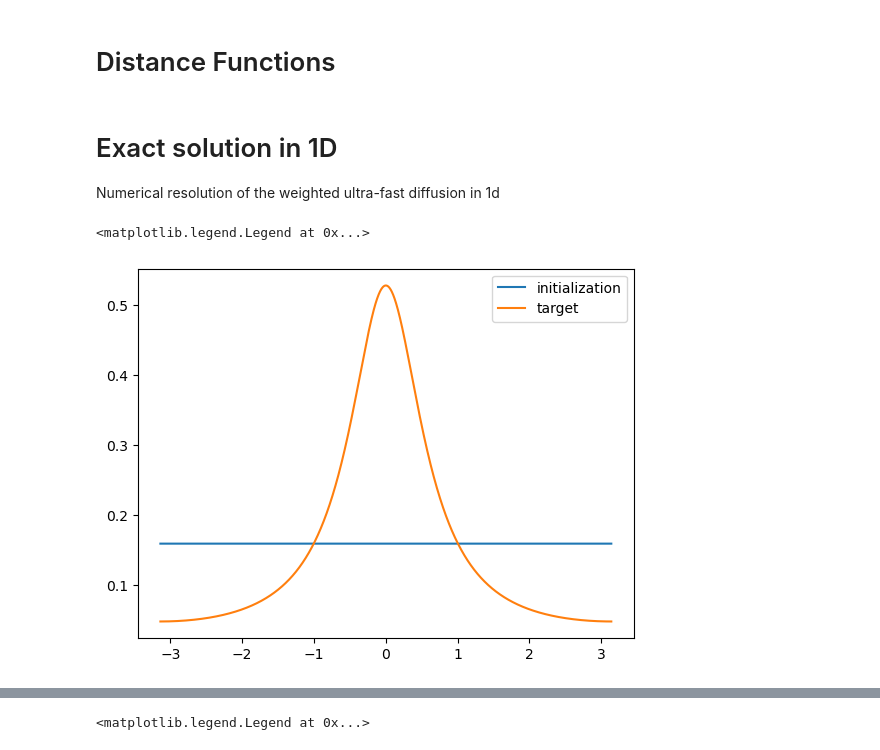
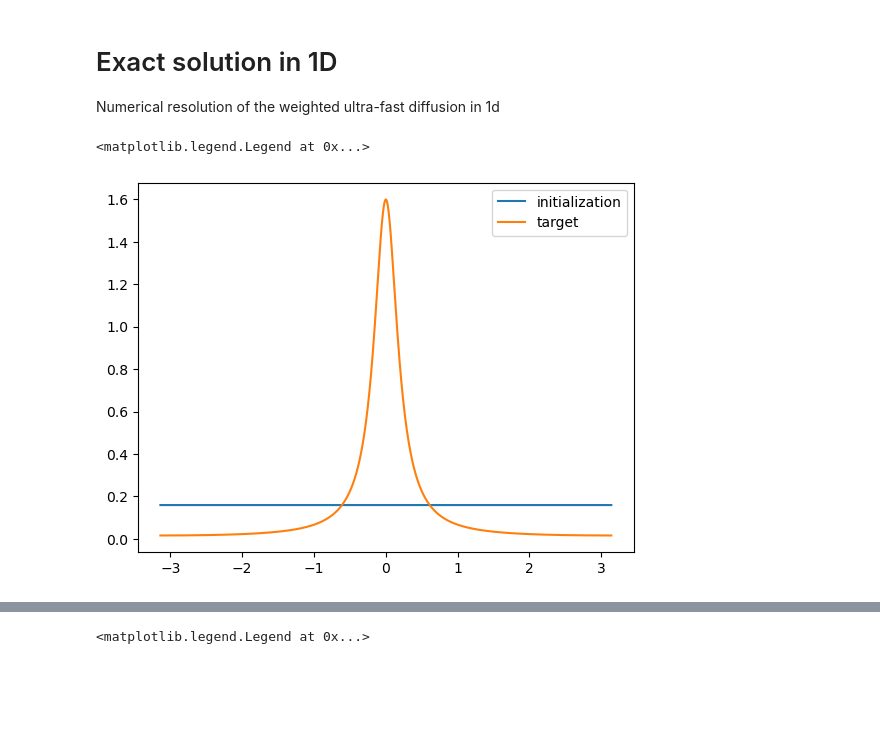
Before and after one commit to rbarboni/VarPro, a Jupyter notebook: VarPro.ipynb, the cells around one changed output, grey strips where cells are left out. Cells and saved outputs as stored; diff of their text form; code cells hidden in the pictures; blank space fills up the shorter version.

```diff
--- a/VarPro.ipynb
+++ b/VarPro.ipynb
@@ -339,2 +5,0 @@ class FeatureBiasClipper():
-# %% [markdown]
-# Distance Functions
@@ -394,24 +11,24 @@ from scipy.integrate import odeint
 # %%
 N = 2000
 
-gamma_star = 10
+gamma_star = 100
 gamma0 = 0
 
 Theta = np.linspace(-np.pi, np.pi, N+1)
 Theta = 0.5 * (Theta[1:]+Theta[:-1])
 
 f0 = normalize(1 / (1 + gamma0 * np.cos(Theta/2)**2)) ## initialization
 f_star = normalize(1 / (1 + gamma_star * np.sin(Theta/2)**2)) ## target
 
 fig = plt.figure()
 ax = fig.add_subplot()
 ax.plot(Theta, f0, label='initialization')
 ax.plot(Theta, f_star, label='target')
 plt.legend()
 #ax.axis('equal')
 # %% [output]
 <matplotlib.legend.Legend at 0x...>
-[figure, old version]
+[figure, new version]
 # %%
 def F(f, t):
     return - 0.5 * f * Laplacian((f_star / f)**2, h=2*np.pi/N) - 0.5 * Grad((f_star / f)**2, h=2*np.pi/N) * Grad(f, h=2*np.pi/N)
```
Also changed, not shown: parts of 53 cells of this notebook, 2 other files.
